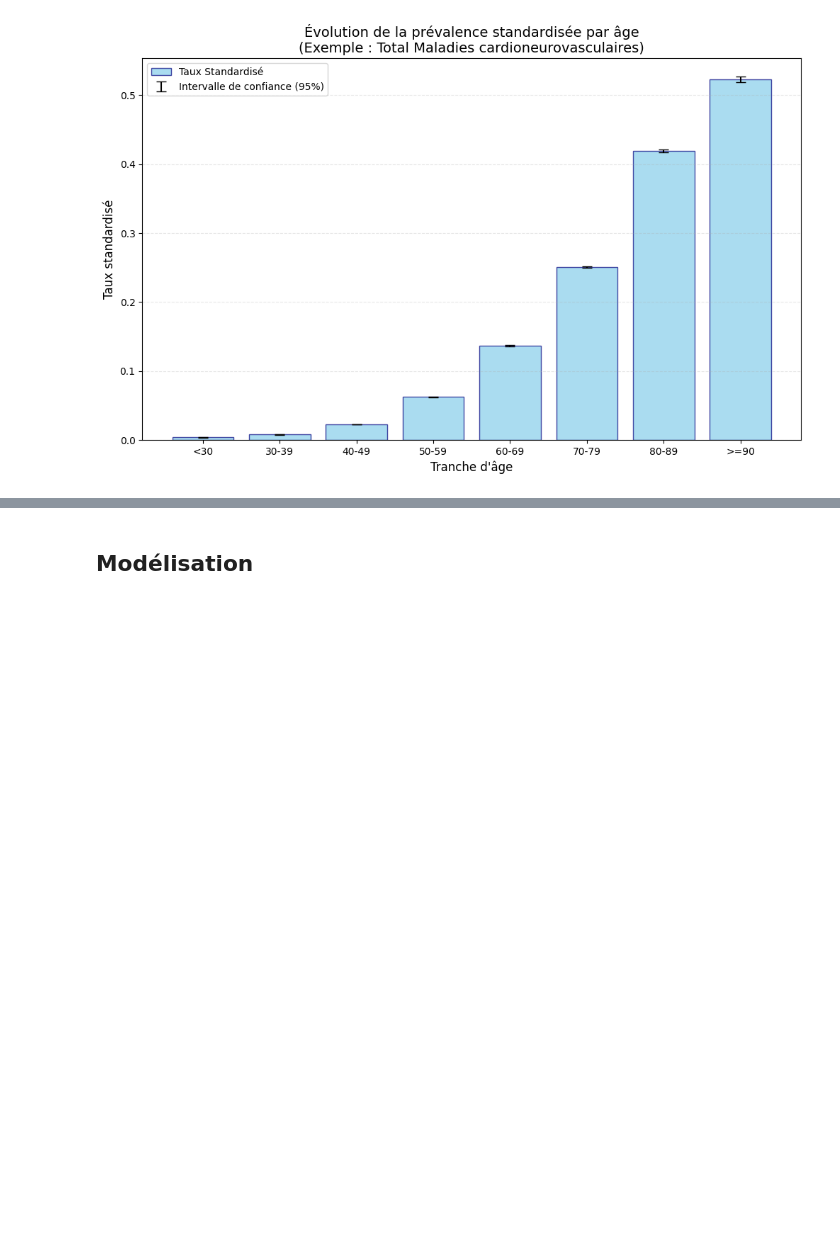
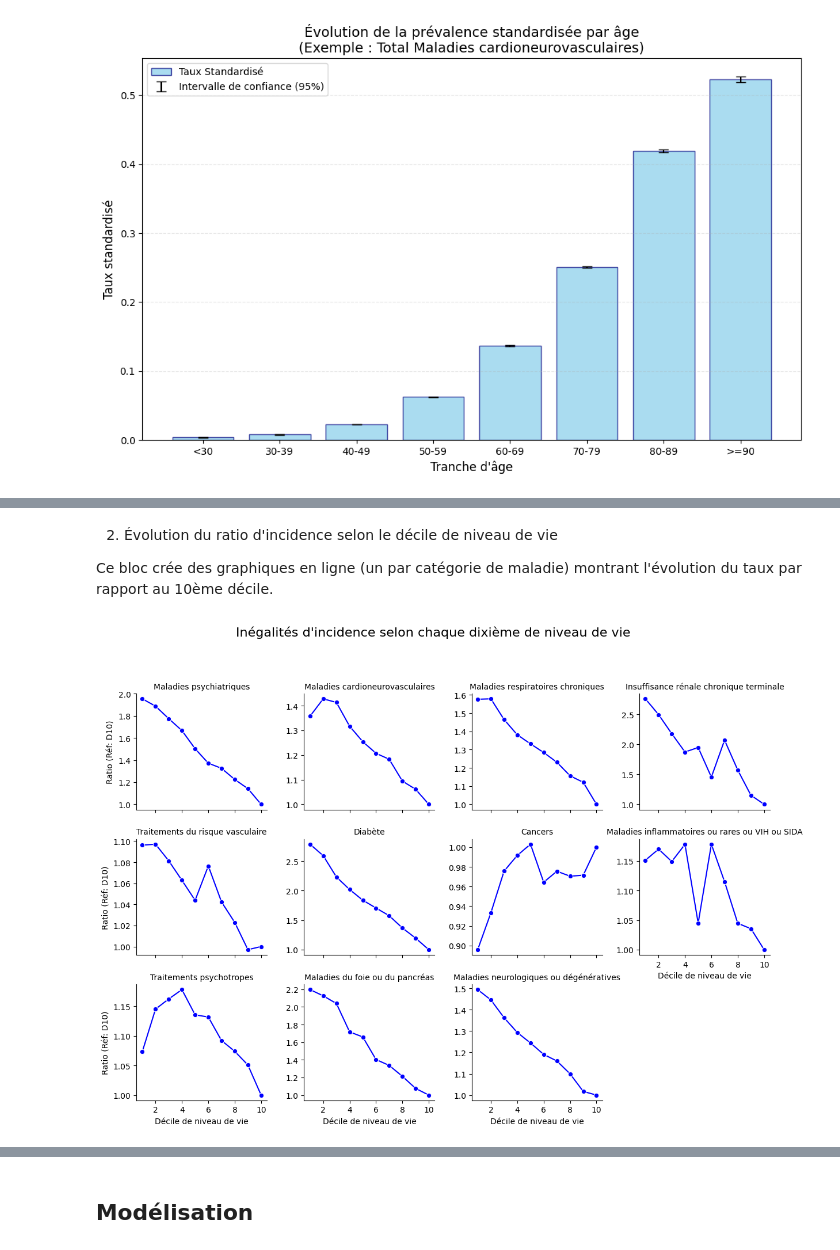
Before and after one commit to clemence-pinsard/projet_python_pour_datascience, a Jupyter notebook: projet.ipynb, the cells around one changed output, grey strips where cells are left out. Cells and saved outputs as stored; diff of their text form; code cells hidden in the pictures; blank space fills up the shorter version.

```diff
--- a/projet.ipynb
+++ b/projet.ipynb
@@ -298,0 +313,17 @@ plt.show()
+# %%
+import numpy as np
+
+mask_inc = (df['I_cat'] == 1) & (df['varPartition'].isna()) & \
+           (df['varGroupage'] == 'FISC_NIVVIEM_E2015_S_moy_10') & \
+           (df['type'] == 'incidence')
+
+df_inc = df[mask_inc].copy()
+# Conversion de la colonne des déciles en numérique
+df_inc['valGroupage'] = pd.to_numeric(df_inc['valGroupage'], errors='coerce')
+
+# Calcul du ratio D1 / D10
+pivot_inc = df_inc.pivot_table(index='catLib', columns='valGroupage', values='txStandDir')
+pivot_inc['Ratio_D1_D10'] = pivot_inc[1] / pivot_inc[10]
+
+print("Inégalités d'incidence : Ratio Modestes (D1) / Aisés (D10)")
+display(pivot_inc[['Ratio_D1_D10']].sort_values(by='Ratio_D1_D10', ascending=False))
@@ -298,0 +345,27 @@ plt.show()
+# %% [markdown]
+2. Évolution du ratio d'incidence selon le décile de niveau de vie
+
+Ce bloc crée des graphiques en ligne (un par catégorie de maladie) montrant l'évolution du taux par rapport au 10ème décile.
+# %%
+# Fonction pour calculer le ratio par rapport au D10 pour chaque groupe
+def calc_ratio_d10(group):
+    d10_val = group.loc[group['valGroupage'] == 10, 'txStandDir'].values
+    if len(d10_val) > 0:
+        group['ratio_to_D10'] = group['txStandDir'] / d10_val[0]
+    else:
+        group['ratio_to_D10'] = np.nan
+    return group
+
+df_inc_ratio = df_inc.groupby('catLib', group_keys=False).apply(calc_ratio_d10)
+
+# Visualisation avec Seaborn FacetGrid
+g = sns.FacetGrid(df_inc_ratio, col="catLib", col_wrap=4, height=3, sharey=False)
+g.map(sns.lineplot, "valGroupage", "ratio_to_D10", marker="o", color="blue")
+g.set_axis_labels("Décile de niveau de vie", "Ratio (Réf: D10)")
+g.set_titles(col_template="{col_name}")
+
+plt.subplots_adjust(top=0.85)
+g.fig.suptitle("Inégalités d'incidence selon chaque dixième de niveau de vie", fontsize=16)
+plt.show()
+# %% [output]
+[figure, added]
```
Also changed, not shown: parts of 8 cells of this notebook.
